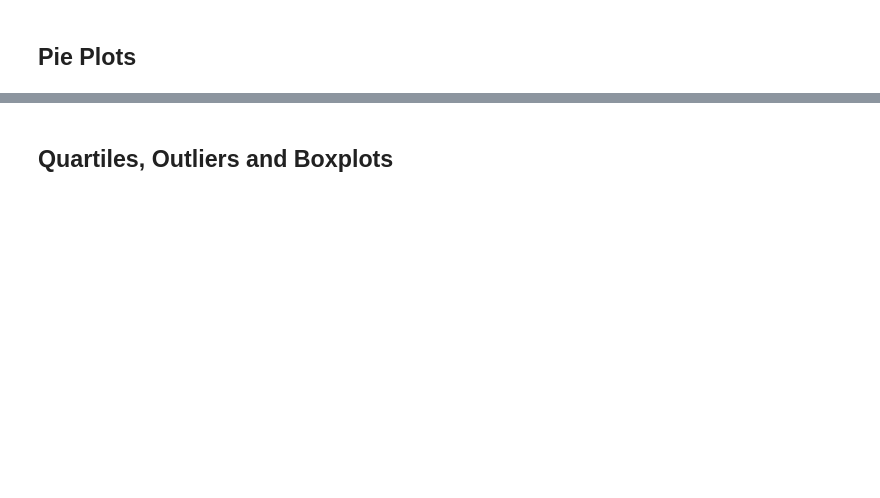
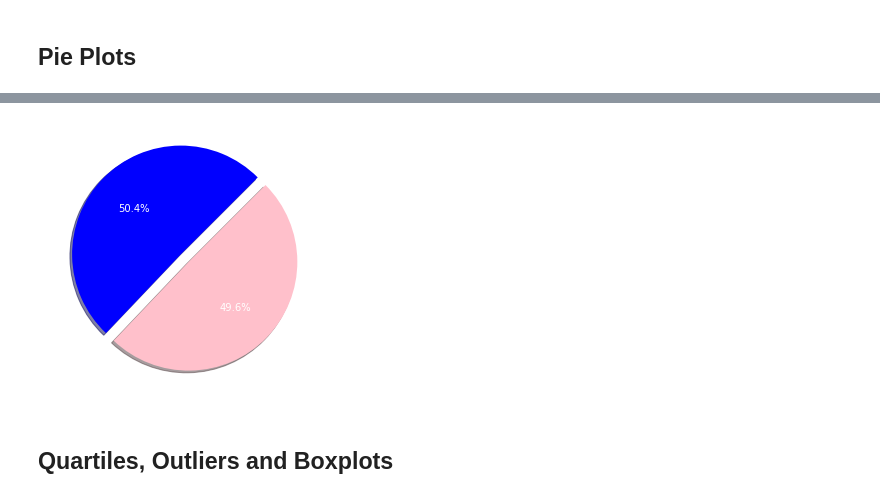
Before and after one commit to g1tKraken/TK-GW-HW, a Jupyter notebook: week_5_matplotlib/matplot_challenge/Part-2-Case-Assignment/Instructions/Pymaceuticals/pymaceuticals_starter.ipynb, the cells around one changed output, grey strips where cells are left out. Saved outputs shown, nothing was run; the diff lists cells and outputs as text; code cells hidden in the pictures; blank space fills up the shorter version.

```diff
--- a/week_5_matplotlib/matplot_challenge/Part-2-Case-Assignment/Instructions/Pymaceuticals/pymaceuticals_starter.ipynb
+++ b/week_5_matplotlib/matplot_challenge/Part-2-Case-Assignment/Instructions/Pymaceuticals/pymaceuticals_starter.ipynb
@@ -147,2 +176,10 @@ plt.show()
+# %%
+# Generate a pie plot showing the distribution of female versus male mice using pyplot
+plt.subplots(figsize=(5, 5), subplot_kw=dict(aspect="equal"))
+plt.pie(gender_df, explode=(0.1,0), colors=colors, textprops=dict(color="w"), labels=gender, autopct='%1.1f%%', shadow=True, startangle=45)
+plt.set_title=("Test Case Mice Gender Distribution (pyplot)")
+plt.show()
+# %% [output]
+[figure, added]
 # %% [markdown]
 ## Quartiles, Outliers and Boxplots
```
Also changed, not shown: parts of 17 cells of this notebook.
